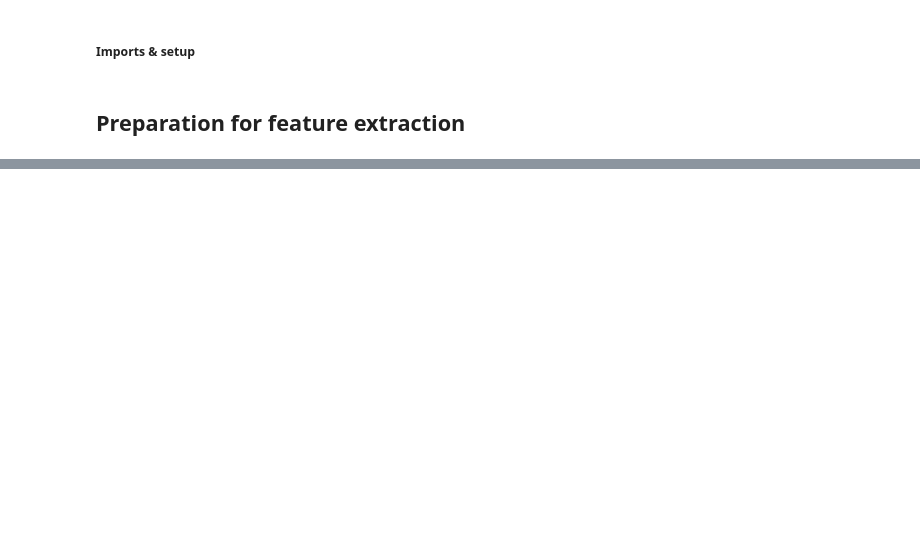
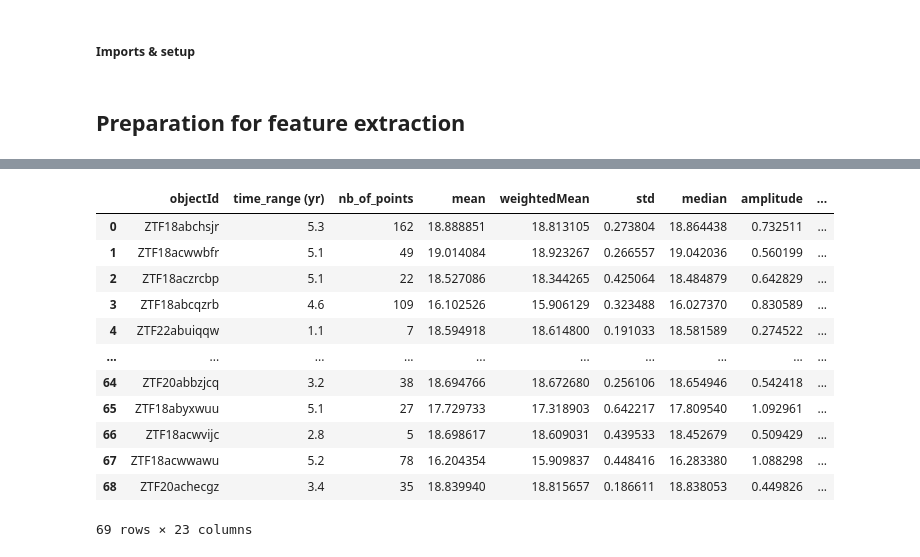
Before and after one commit to emilleishida/magnetic_cvs, a Jupyter notebook: notebooks/features_from_light_curves.ipynb, the cells around one changed output, grey strips where cells are left out. Saved outputs shown, nothing was run; the diff lists cells and outputs as text; code cells hidden in the pictures; blank space fills up the shorter version.

```diff
--- a/notebooks/features_from_light_curves.ipynb
+++ b/notebooks/features_from_light_curves.ipynb
@@ -123,0 +203,16 @@ positive_r
+# %%
+negative_r
+# %% [output]
+|  | objectId | time_range (yr) | nb_of_points | mean | weightedMean | std | median | amplitude | ... |
+| 0 | ZTF18abchsjr | 5.3 | 162 | 18.888851 | 18.813105 | 0.273804 | 18.864438 | 0.732511 | ... |
+| 1 | ZTF18acwwbfr | 5.1 | 49 | 19.014084 | 18.923267 | 0.266557 | 19.042036 | 0.560199 | ... |
+| 2 | ZTF18aczrcbp | 5.1 | 22 | 18.527086 | 18.344265 | 0.425064 | 18.484879 | 0.642829 | ... |
+| 3 | ZTF18abcqzrb | 4.6 | 109 | 16.102526 | 15.906129 | 0.323488 | 16.027370 | 0.830589 | ... |
+| 4 | ZTF22abuiqqw | 1.1 | 7 | 18.594918 | 18.614800 | 0.191033 | 18.581589 | 0.274522 | ... |
+| ... | ... | ... | ... | ... | ... | ... | ... | ... | ... |
+| 64 | ZTF20abbzjcq | 3.2 | 38 | 18.694766 | 18.672680 | 0.256106 | 18.654946 | 0.542418 | ... |
+| 65 | ZTF18abyxwuu | 5.1 | 27 | 17.729733 | 17.318903 | 0.642217 | 17.809540 | 1.092961 | ... |
+| 66 | ZTF18acwvijc | 2.8 | 5 | 18.698617 | 18.609031 | 0.439533 | 18.452679 | 0.509429 | ... |
+| 67 | ZTF18acwwawu | 5.2 | 78 | 16.204354 | 15.909837 | 0.448416 | 16.283380 | 1.088298 | ... |
+| 68 | ZTF20achecgz | 3.4 | 35 | 18.839940 | 18.815657 | 0.186611 | 18.838053 | 0.449826 | ... |
+69 rows × 23 columns
```
Also changed, not shown: parts of 15 cells of this notebook.
